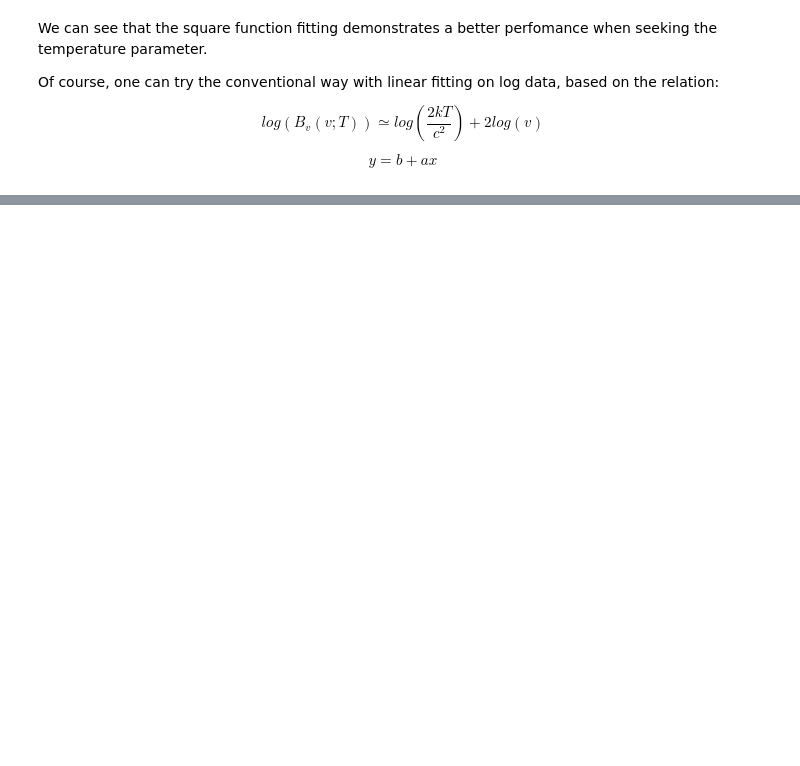
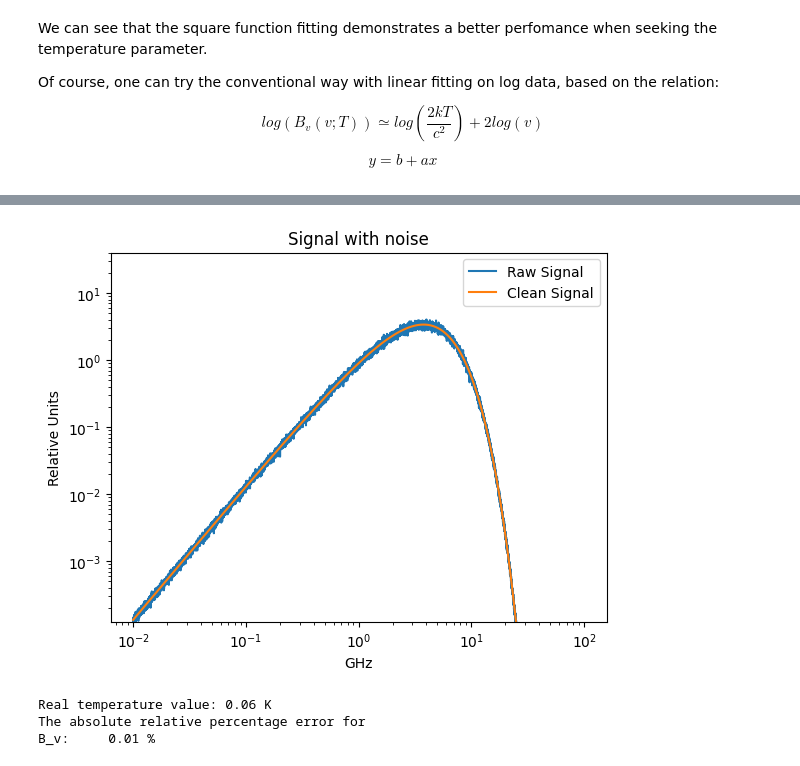
Before and after one commit to iliodis/ASTRO-BEAM, a Jupyter notebook: Task1-BlackbodyRadiationFitting/BlackbodyRadiationFitting.ipynb, the cells around one changed output, grey strips where cells are left out. Saved outputs shown, nothing was run; the diff lists cells and outputs as text; code cells hidden in the pictures; blank space fills up the shorter version.

```diff
--- a/Task1-BlackbodyRadiationFitting/BlackbodyRadiationFitting.ipynb
+++ b/Task1-BlackbodyRadiationFitting/BlackbodyRadiationFitting.ipynb
@@ -267,3 +272,53 @@ plt.show()
+# %%
+import random
+
+X0 = 100
+X = np.geomspace(10e-3 , X0, 10000)
+clean = Bv(X, T)
+
+# Trick for now
+noise = np.random.normal(0,0.3,len(clean))/4
+signal = clean + noise*clean
+raw = signal.copy()
+
+# meanSignal = signal.copy()
+# for i in range(0, len(noise)):
+#     meanSignal[i] = np.nanmedian(signal[i:i+5])
+
+# meanSignal = np.abs(meanSignal)
+
+plt.title("Signal with noise")
+plt.xlabel("GHz")
+plt.ylabel("Relative Units")
+plt.plot(X, signal, label = "Raw Signal")
+plt.plot(X, clean, label = "Clean Signal")
+# plt.plot(X, meanSignal, label = "Median")
+plt.legend()
+plt.yscale('log')
+plt.xscale('log')
+plt.ylim(signal[0], max(signal)*10)
+plt.show()
+# %% [output]
+[figure, added]
+# %%
+popt, pcov = optimize.curve_fit(Bv, X, signal)
+
+quad = False
+if(signal[0]<signal[-1]):
+    quad = True
+
+T_Bv = popt[0]
+per_Bv = np.abs(T-T_Bv)/T *100
+
+print("Real temperature value:", round(T,2),"K")
+print("The absolute relative percentage error for")
+print("B_v: \t",round(per_Bv,2),"%")
+if(quad):
+    print("Square:\t",round(per_quadr,2),"%")
+# %% [output]
+Real temperature value: 0.06 K
+The absolute relative percentage error for
+B_v:     0.01 %
 # %%
 from scipy.stats import norm
 
```
Also changed, not shown: parts of 18 cells of this notebook.
